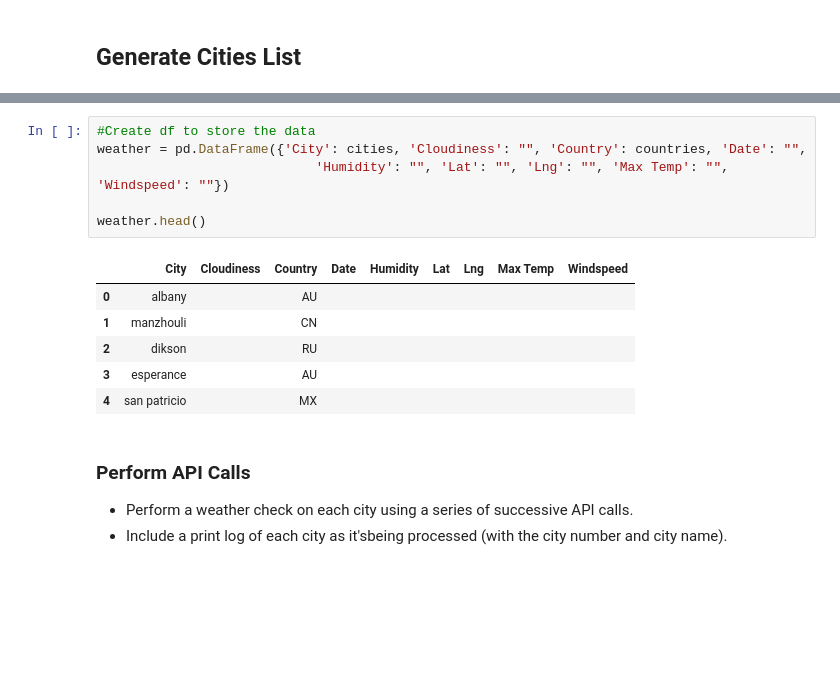
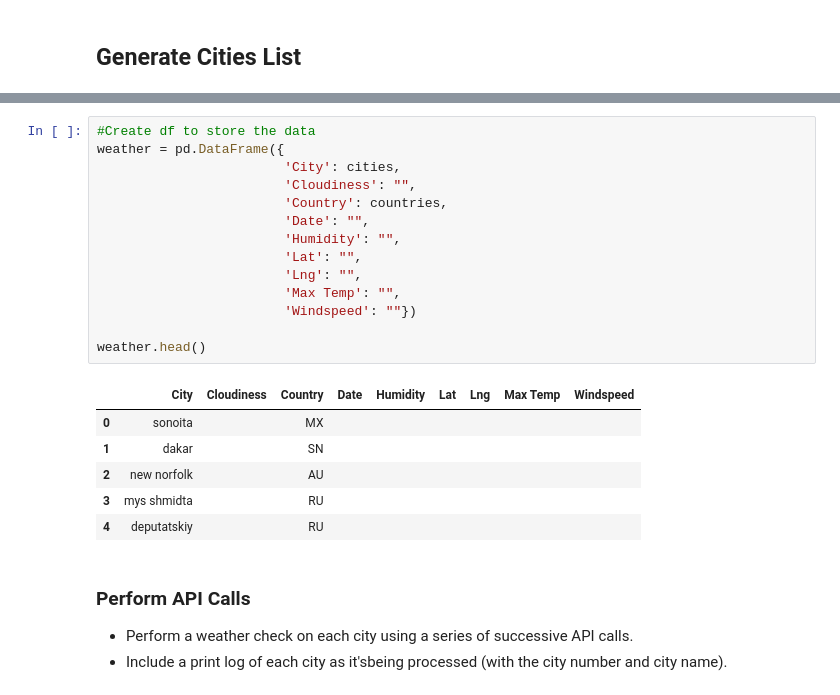
Before and after one commit to daniela-matos/equator_weather, a Jupyter notebook: WeatherPy/main.ipynb, the cells around one changed output, grey strips where cells are left out. Saved outputs shown, nothing was run; the diff lists cells and outputs as text; blank space fills up the shorter version.

```diff
--- a/WeatherPy/main.ipynb
+++ b/WeatherPy/main.ipynb
@@ -53,16 +51,24 @@ print(len(countries))
 # %%
 #Create df to store the data
-weather = pd.DataFrame({'City': cities, 'Cloudiness': "", 'Country': countries, 'Date': "",
-                            'Humidity': "", 'Lat': "", 'Lng': "", 'Max Temp': "", 'Windspeed': ""})
+weather = pd.DataFrame({
+                        'City': cities,
+                        'Cloudiness': "",
+                        'Country': countries,
+                        'Date': "",
+                        'Humidity': "",
+                        'Lat': "",
+                        'Lng': "",
+                        'Max Temp': "",
+                        'Windspeed': ""})
 
 weather.head()
 # %% [output]
 |  | City | Cloudiness | Country | Date | Humidity | Lat | Lng | Max Temp | Windspeed |
-| 0 | albany |  | AU |  |  |  |  |  |  |
-| 1 | manzhouli |  | CN |  |  |  |  |  |  |
-| 2 | dikson |  | RU |  |  |  |  |  |  |
-| 3 | esperance |  | AU |  |  |  |  |  |  |
-| 4 | san patricio |  | MX |  |  |  |  |  |  |
+| 0 | sonoita |  | MX |  |  |  |  |  |  |
+| 1 | dakar |  | SN |  |  |  |  |  |  |
+| 2 | new norfolk |  | AU |  |  |  |  |  |  |
+| 3 | mys shmidta |  | RU |  |  |  |  |  |  |
+| 4 | deputatskiy |  | RU |  |  |  |  |  |  |
 # %% [markdown]
 ### Perform API Calls
 * Perform a weather check on each city using a series of successive API calls.
```
Also changed, not shown: parts of 8 cells of this notebook, 1 other file.
